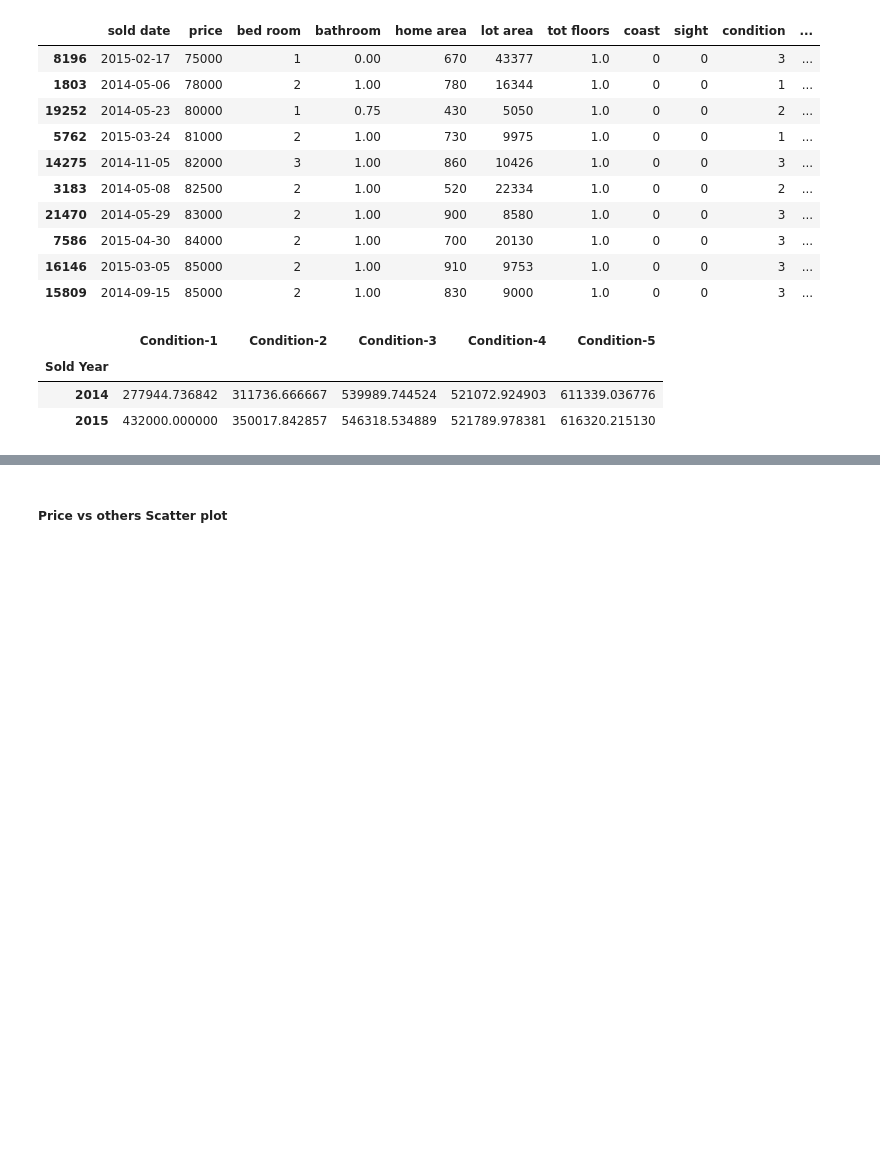
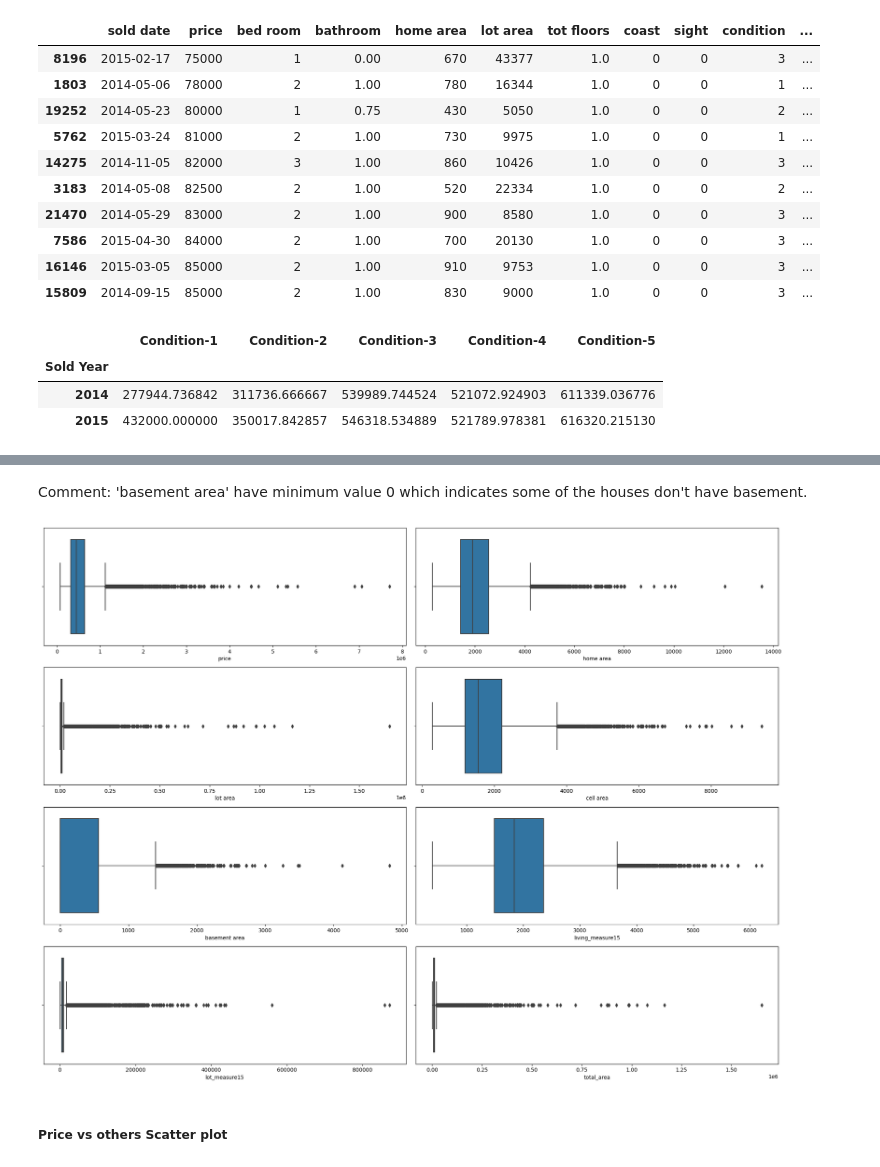
Before and after one commit to iktiyar/Practice-Project, a Jupyter notebook: Price Prediction.ipynb, the cells around one changed output, grey strips where cells are left out. Saved outputs shown, nothing was run; the diff lists cells and outputs as text; code cells hidden in the pictures; blank space fills up the shorter version.

Commit message:
data preprocessing

```diff
--- a/Price Prediction.ipynb
+++ b/Price Prediction.ipynb
@@ -173,0 +204,3 @@ df_sold
+# %%
+# continuous features
+cont_feature = ['price','home area','lot area','ceil area','basement area','living_measure15','lot_measure15','total_area']
@@ -174,3 +219,16 @@ df_sold
+# %% [markdown]
+Comment:  'basement area' have minimum value 0 which indicates some of the houses don't have basement.
+# %%
+# boxplot for outlier detection
+# boxplot on continuous features
+fig,ax = plt.subplots(4,2,figsize=(20,15))
+for i in range(len(cont_feature)):
+    rows = i//2
+    cols = i%2
+    boxplot = sns.boxplot(data=df1,x=cont_feature[i],ax=ax[rows,cols])
+    plt.tight_layout()
+# %% [output]
+[figure, new version]
 # %% [markdown]
 ##### Price vs others Scatter plot
 # %%
```
Also changed, not shown: parts of 14 cells of this notebook.
